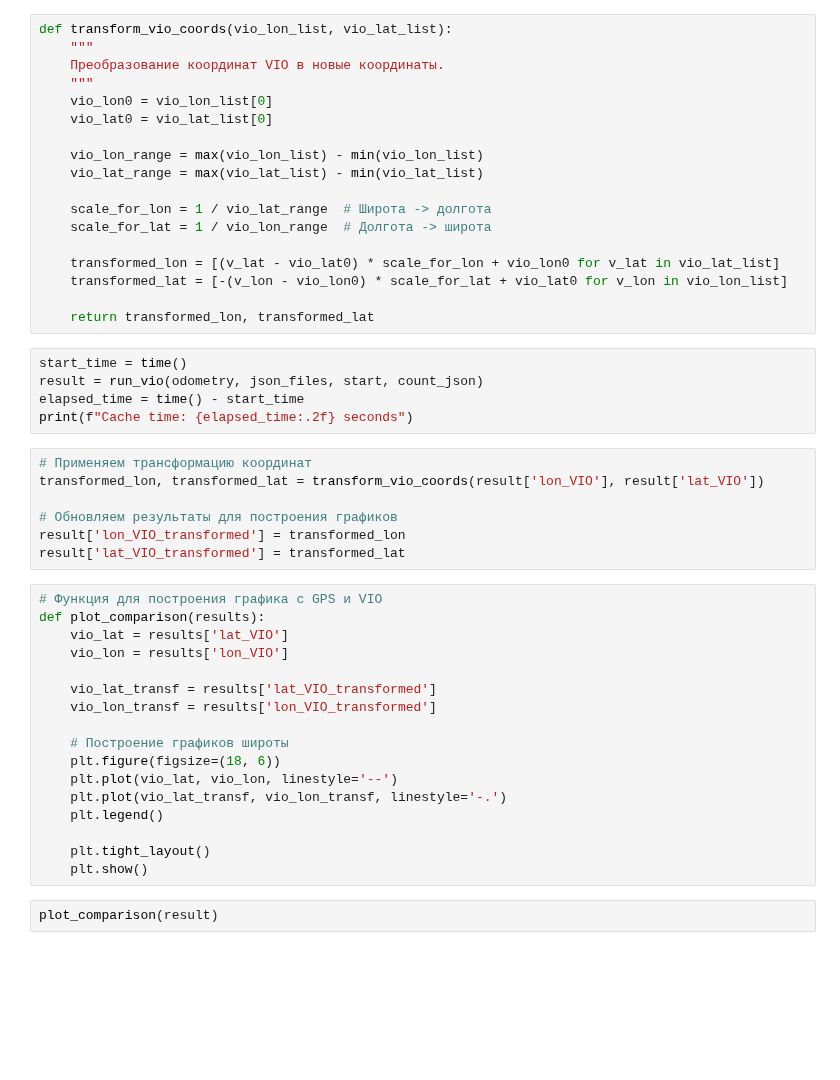
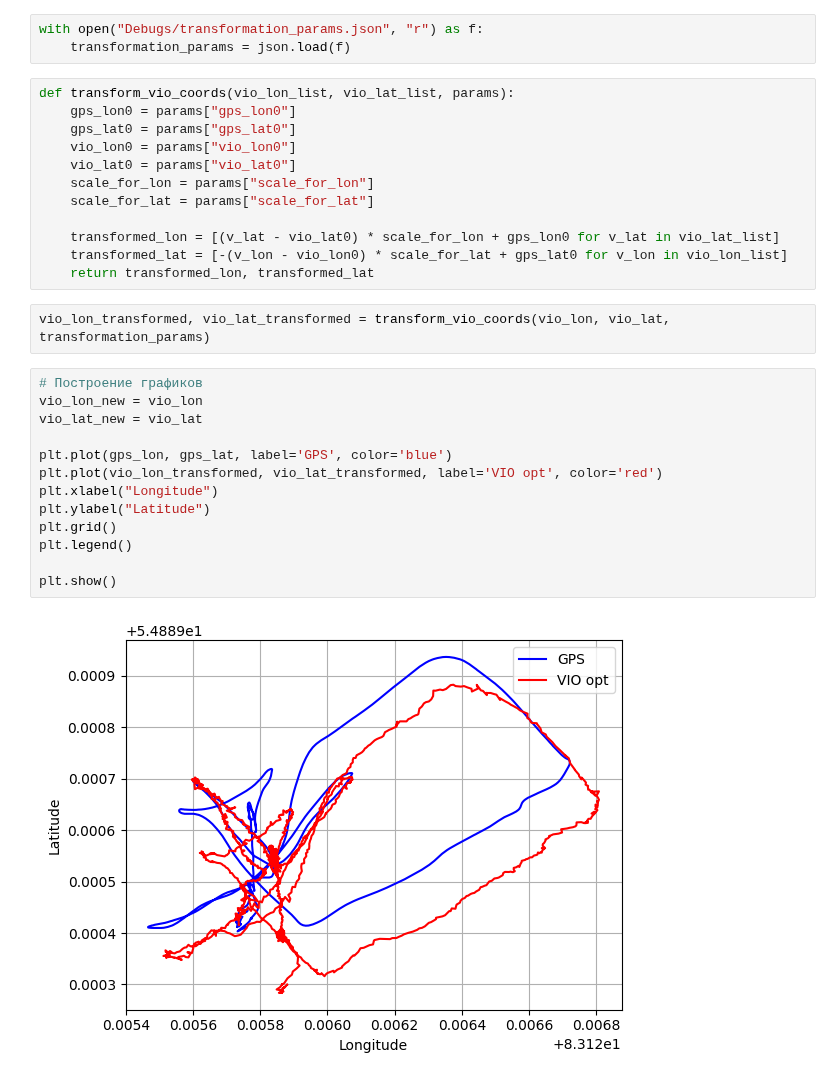
Before and after one commit to Razvald/helicopter, a Jupyter notebook: GIT/plot_graphs.ipynb, the cells around one changed output. Drawn from its saved outputs; the diff is of its cells as text; blank space fills up the shorter version.

```diff
--- a/GIT/plot_graphs.ipynb
+++ b/GIT/plot_graphs.ipynb
@@ -63,49 +232,32 @@ def run_vio_gps(odometry, json_files, start, count_json):
+# %%
+with open("Debugs/transformation_params.json", "r") as f:
+    transformation_params = json.load(f)
 # %%
-def transform_vio_coords(vio_lon_list, vio_lat_list):
-    """
-    Преобразование координат VIO в новые координаты.
-    """
-    vio_lon0 = vio_lon_list[0]
-    vio_lat0 = vio_lat_list[0]
+def transform_vio_coords(vio_lon_list, vio_lat_list, params):
+	gps_lon0 = params["gps_lon0"]
+	gps_lat0 = params["gps_lat0"]
+	vio_lon0 = params["vio_lon0"]
+	vio_lat0 = params["vio_lat0"]
+	scale_for_lon = params["scale_for_lon"]
+	scale_for_lat = params["scale_for_lat"]
 
-    vio_lon_range = max(vio_lon_list) - min(vio_lon_list)
-    vio_lat_range = max(vio_lat_list) - min(vio_lat_list)
-
-    scale_for_lon = 1 / vio_lat_range  # Широта -> долгота
-    scale_for_lat = 1 / vio_lon_range  # Долгота -> широта
-
-    transformed_lon = [(v_lat - vio_lat0) * scale_for_lon + vio_lon0 for v_lat in vio_lat_list]
-    transformed_lat = [-(v_lon - vio_lon0) * scale_for_lat + vio_lat0 for v_lon in vio_lon_list]
-
-    return transformed_lon, transformed_lat
+	transformed_lon = [(v_lat - vio_lat0) * scale_for_lon + gps_lon0 for v_lat in vio_lat_list]
+	transformed_lat = [-(v_lon - vio_lon0) * scale_for_lat + gps_lat0 for v_lon in vio_lon_list]
+	return transformed_lon, transformed_lat
-# %%
-start_time = time()
-result = run_vio(odometry, json_files, start, count_json)
-elapsed_time = time() - start_time
-print(f"Cache time: {elapsed_time:.2f} seconds")
-# %%
-# Применяем трансформацию координат
-transformed_lon, transformed_lat = transform_vio_coords(result['lon_VIO'], result['lat_VIO'])
-
-# Обновляем результаты для построения графиков
-result['lon_VIO_transformed'] = transformed_lon
-result['lat_VIO_transformed'] = transformed_lat
-# %%
-# Функция для построения графика с GPS и VIO
-def plot_comparison(results):
-	vio_lat = results['lat_VIO']
-	vio_lon = results['lon_VIO']
-
-	vio_lat_transf = results['lat_VIO_transformed']
-	vio_lon_transf = results['lon_VIO_transformed']
-
-	# Построение графиков широты
-	plt.figure(figsize=(18, 6))
-	plt.plot(vio_lat, vio_lon, linestyle='--')
-	plt.plot(vio_lat_transf, vio_lon_transf, linestyle='-.')
-	plt.legend()
-
-	plt.tight_layout()
-	plt.show()
-# %%
-plot_comparison(result)
+# %%
+vio_lon_transformed, vio_lat_transformed = transform_vio_coords(vio_lon, vio_lat, transformation_params)
+# %%
+# Построение графиков
+vio_lon_new = vio_lon
+vio_lat_new = vio_lat
+
+plt.plot(gps_lon, gps_lat, label='GPS', color='blue')
+plt.plot(vio_lon_transformed, vio_lat_transformed, label='VIO opt', color='red')
+plt.xlabel("Longitude")
+plt.ylabel("Latitude")
+plt.grid()
+plt.legend()
+
+plt.show()
+# %% [output]
+[figure, added]
```
Also changed, not shown: parts of 19 cells of this notebook, 9 other files.
